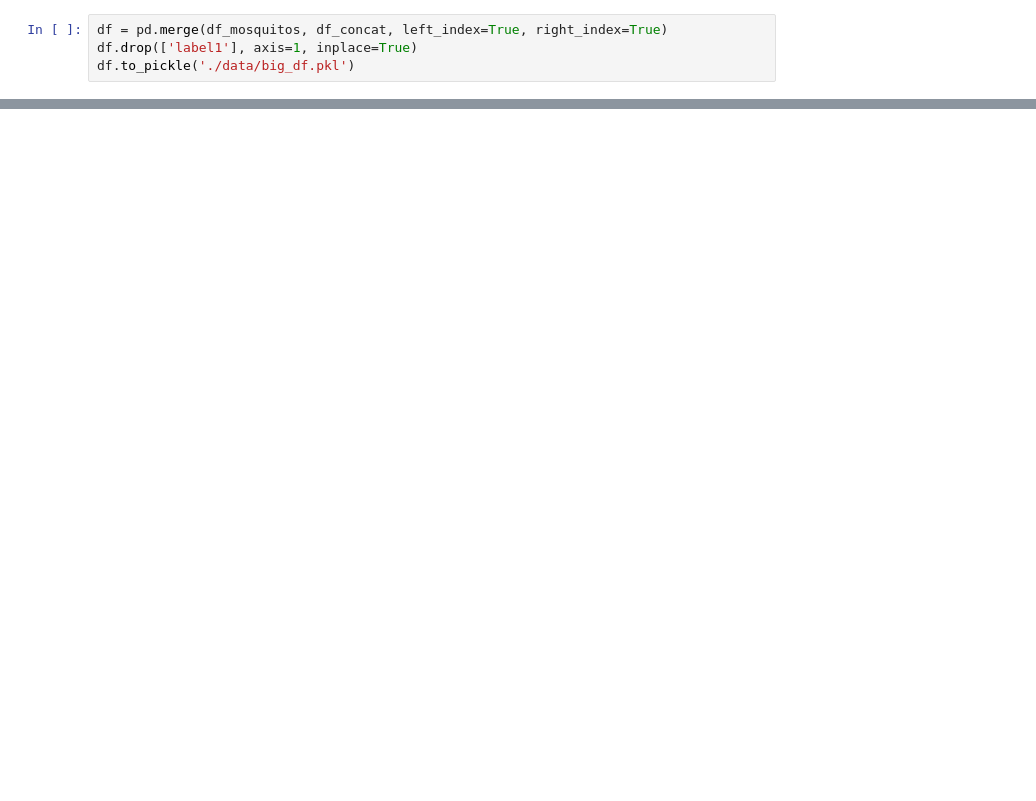
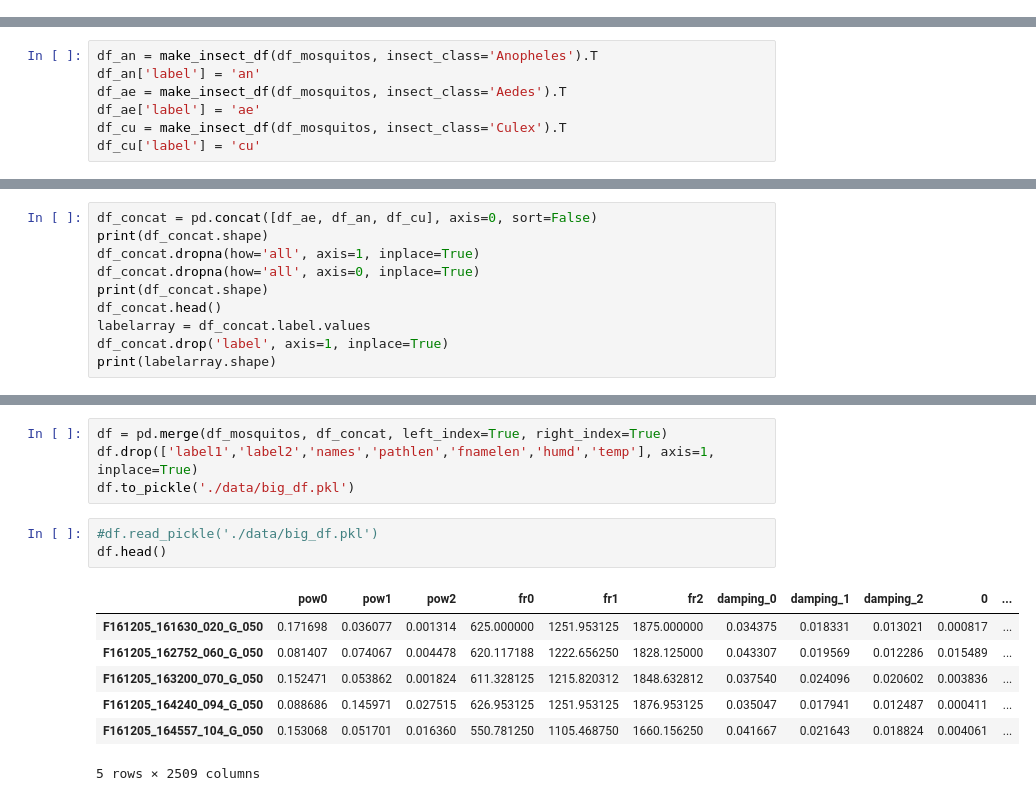
Before and after one commit to kalfasyan/wingbeat_frequencies, a Jupyter notebook: Demo_classification.ipynb, the cells around one changed output, grey strips where cells are left out. Cells and saved outputs as stored; diff of their text form; blank space fills up the shorter version.

```diff
--- a/Demo_classification.ipynb
+++ b/Demo_classification.ipynb
@@ -120,4 +0,0 @@ df_mosquitos.tail(10)
-# %%
-df = pd.merge(df_mosquitos, df_concat, left_index=True, right_index=True)
-df.drop(['label1'], axis=1, inplace=True)
-df.to_pickle('./data/big_df.pkl')
@@ -208,0 +72,7 @@ plt.show()
+# %%
+df_an = make_insect_df(df_mosquitos, insect_class='Anopheles').T
+df_an['label'] = 'an'
+df_ae = make_insect_df(df_mosquitos, insect_class='Aedes').T
+df_ae['label'] = 'ae'
+df_cu = make_insect_df(df_mosquitos, insect_class='Culex').T
+df_cu['label'] = 'cu'
@@ -208,0 +100,10 @@ plt.show()
+# %%
+df_concat = pd.concat([df_ae, df_an, df_cu], axis=0, sort=False)
+print(df_concat.shape)
+df_concat.dropna(how='all', axis=1, inplace=True)
+df_concat.dropna(how='all', axis=0, inplace=True)
+print(df_concat.shape)
+df_concat.head()
+labelarray = df_concat.label.values
+df_concat.drop('label', axis=1, inplace=True)
+print(labelarray.shape)
@@ -208,0 +140,15 @@ plt.show()
+# %%
+df = pd.merge(df_mosquitos, df_concat, left_index=True, right_index=True)
+df.drop(['label1','label2','names','pathlen','fnamelen','humd','temp'], axis=1, inplace=True)
+df.to_pickle('./data/big_df.pkl')
+# %%
+#df.read_pickle('./data/big_df.pkl')
+df.head()
+# %% [output]
+|  | pow0 | pow1 | pow2 | fr0 | fr1 | fr2 | damping_0 | damping_1 | damping_2 | 0 | ... |
+| F161205_161630_020_G_050 | 0.171698 | 0.036077 | 0.001314 | 625.000000 | 1251.953125 | 1875.000000 | 0.034375 | 0.018331 | 0.013021 | 0.000817 | ... |
+| F161205_162752_060_G_050 | 0.081407 | 0.074067 | 0.004478 | 620.117188 | 1222.656250 | 1828.125000 | 0.043307 | 0.019569 | 0.012286 | 0.015489 | ... |
+| F161205_163200_070_G_050 | 0.152471 | 0.053862 | 0.001824 | 611.328125 | 1215.820312 | 1848.632812 | 0.037540 | 0.024096 | 0.020602 | 0.003836 | ... |
+| F161205_164240_094_G_050 | 0.088686 | 0.145971 | 0.027515 | 626.953125 | 1251.953125 | 1876.953125 | 0.035047 | 0.017941 | 0.012487 | 0.000411 | ... |
+| F161205_164557_104_G_050 | 0.153068 | 0.051701 | 0.016360 | 550.781250 | 1105.468750 | 1660.156250 | 0.041667 | 0.021643 | 0.018824 | 0.004061 | ... |
+5 rows × 2509 columns
```
Also changed, not shown: parts of 37 cells of this notebook, 2 other files.
